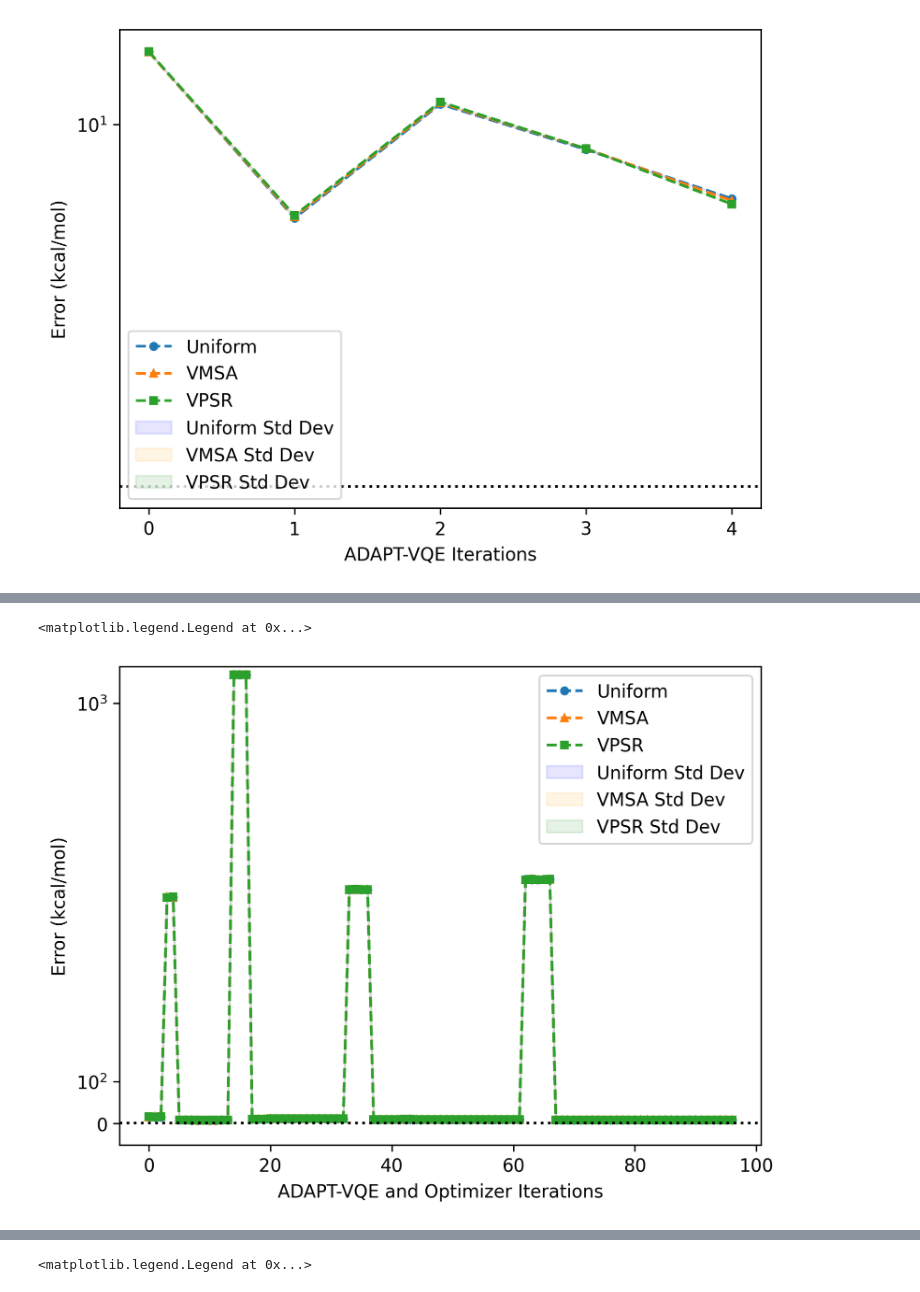
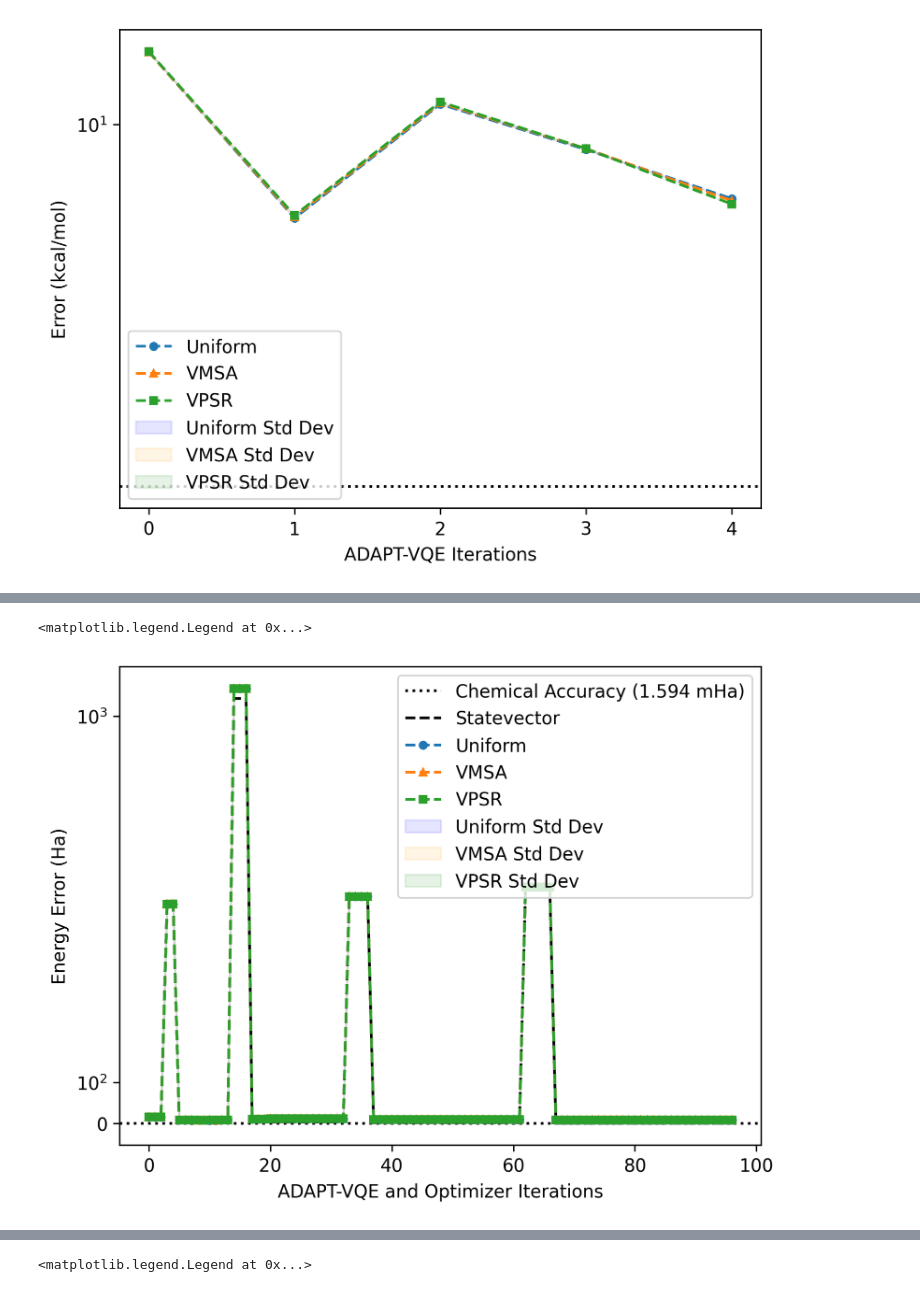
Before and after one commit to azhar-ikhtiarudin/ShotOptimization-ADAPT-VQE, a Jupyter notebook: 2-Shot-ADAPT-VQE/data_analysis_h3.ipynb, the cells around one changed output, grey strips where cells are left out. Drawn from its saved outputs; the diff is of its cells as text; code cells hidden in the pictures.

```diff
--- a/2-Shot-ADAPT-VQE/data_analysis_h3.ipynb
+++ b/2-Shot-ADAPT-VQE/data_analysis_h3.ipynb
@@ -138,34 +211,36 @@ error_vpsr = np.abs(np.array(energies_vpsr) - exact_energy)*chemac
 # energies_vpsr = np.delete(energies_vpsr, indices_to_remove)
 
 # error_statevector = np.delete(error_statevector, indices_to_remove)
 # error_uniform = np.delete(error_uniform, indices_to_remove)
 # error_vmsa = np.delete(error_vmsa, indices_to_remove)
 # error_vpsr = np.delete(error_vpsr, indices_to_remove)
 
 # std_uniform = np.delete(std_uniform, indices_to_remove)
 # std_vmsa = np.delete(std_vmsa, indices_to_remove)
 # std_vpsr = np.delete(std_vpsr, indices_to_remove)
 
 
+plt.axhline(1.594e-3, color='black', linestyle='dotted', label='Chemical Accuracy (1.594 mHa)')
+
 x = range(len(error_statevector))
-# plt.plot(x, error_statevector, label='Statevector', linestyle='--', color='black')
+plt.plot(x, error_statevector, label='Statevector', linestyle='--', color='black')
+
 plt.plot(x, error_uniform, label='Uniform', linestyle='--', marker='o', markersize=4)
 plt.plot(x, error_vmsa, label='VMSA', linestyle='--', marker='^', markersize=4)
 plt.plot(x, error_vpsr, label='VPSR', linestyle='--', marker='s', markersize=4)
 
 plt.fill_between(x, error_uniform - std_uniform, error_uniform + std_uniform, color='blue', alpha=0.1, label='Uniform Std Dev')
 plt.fill_between(x, error_vmsa - std_vmsa, error_vmsa + std_vmsa, color='orange', alpha=0.1, label='VMSA Std Dev')
 plt.fill_between(x, error_vpsr - std_vpsr, error_vpsr + std_vpsr, color='green', alpha=0.1, label='VPSR Std Dev')
 
-plt.axhline(1, color='black', linestyle='dotted')
 plt.yscale('symlog', linthresh=1e3)
 # plt.yscale('log')
 # plt.xscale('log')
 # plt.ylim(-10,1000)
-plt.ylabel("Error (kcal/mol)")
+plt.ylabel("Energy Error (Ha)")
 plt.xlabel("ADAPT-VQE and Optimizer Iterations")
 # plt.xticks([0,1,2,3,4])
 plt.legend()
 # %% [output]
 <matplotlib.legend.Legend at 0x...>
-[figure, old version]
+[figure, new version]
```
Also changed, not shown: parts of 9 cells of this notebook.
